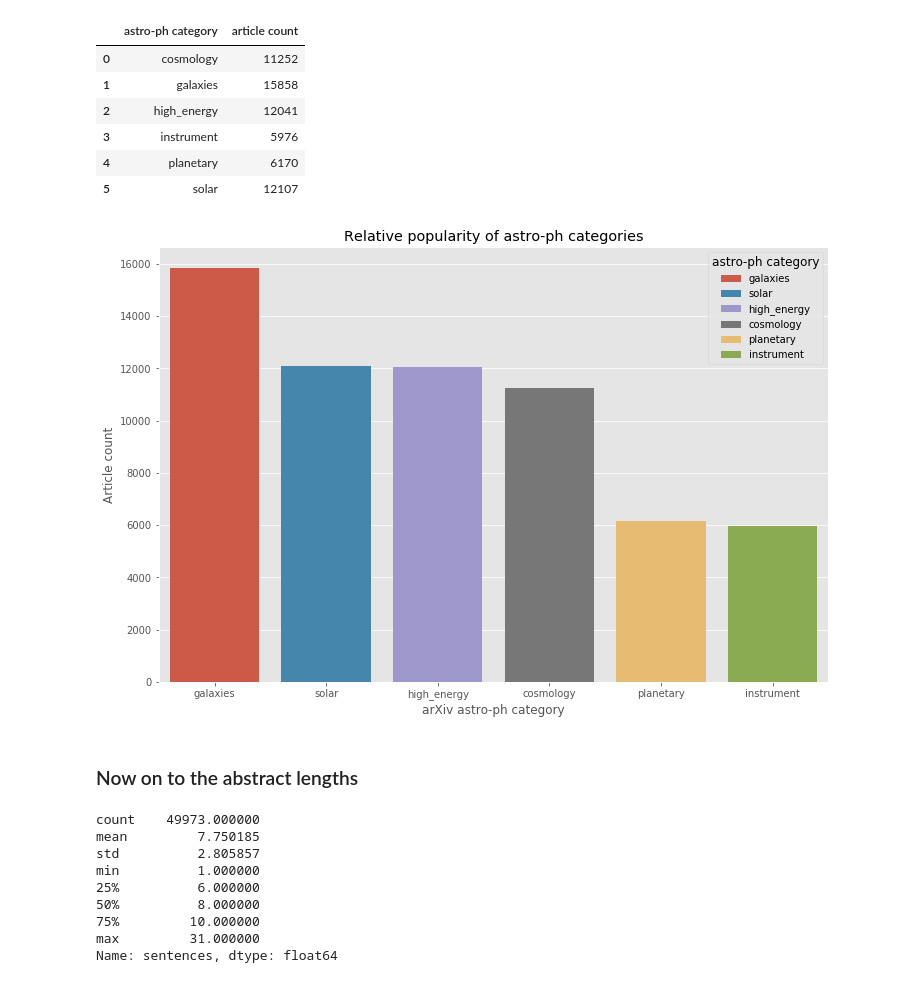
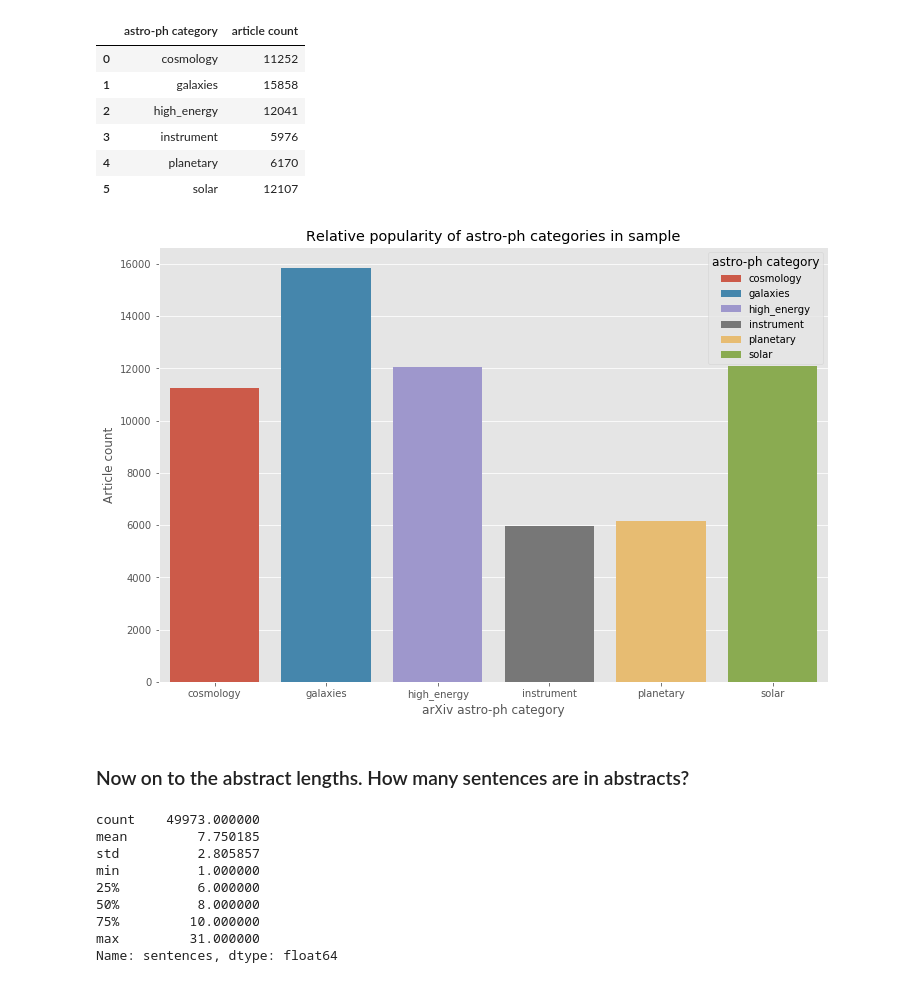
Before and after one commit to OhThatMisty/astro_categories, a Jupyter notebook: notebooks/ArXiv_EDA.ipynb, the cells around one changed output. Cells and saved outputs as stored; diff of their text form; code cells hidden in the pictures.

```diff
--- a/notebooks/ArXiv_EDA.ipynb
+++ b/notebooks/ArXiv_EDA.ipynb
@@ -103,17 +110,17 @@ cat_counts
 | 4 | planetary | 6170 |
 | 5 | solar | 12107 |
 # %%
-cat_counts = cat_counts.sort_values(by='article count', ascending=False)
+#cat_counts = cat_counts.sort_values(by='article count', ascending=False)
 
 _ = plt.figure(figsize=(12,8))
 _ = sns.barplot(x='astro-ph category', y='article count', hue='astro-ph category', data=cat_counts, dodge=False)
 _ = plt.xlabel('arXiv astro-ph category')
 _ = plt.ylabel('Article count')
-_ = plt.title('Relative popularity of astro-ph categories')
+_ = plt.title('Relative popularity of astro-ph categories in sample')
 # %% [output]
-[figure, old version]
+[figure, new version]
 # %% [markdown]
-### Now on to the abstract lengths
+### Now on to the abstract lengths.  How many sentences are in abstracts?
 # %%
 df['sentences'] = [(entry.count('. ') + 1) for entry in df.abstract]
 df.sentences.describe()
```
Also changed, not shown: parts of 20 cells of this notebook.
